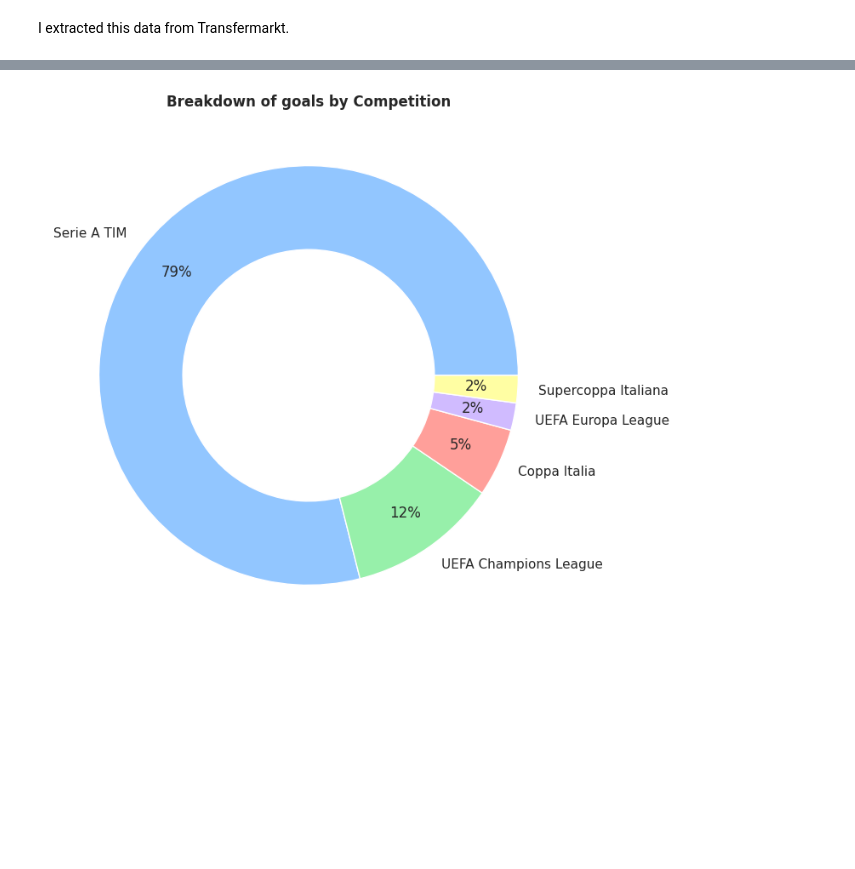
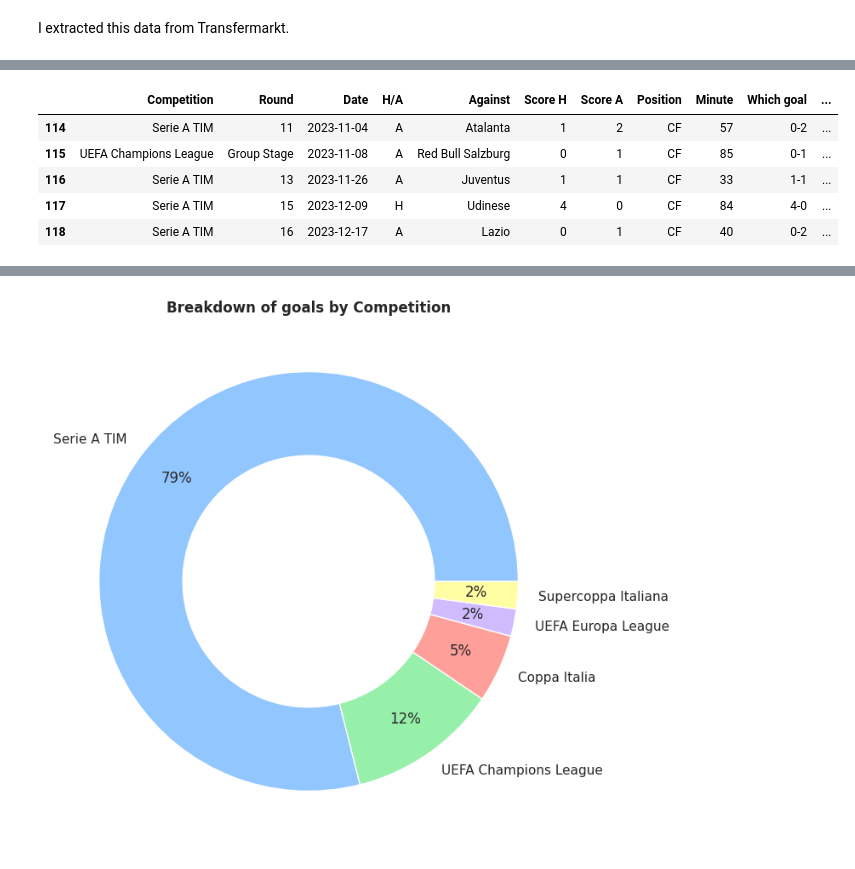
Before and after one commit to guilhermelaviola/GoalAnalysis, a Jupyter notebook: LautaroInterGoals.ipynb, the cells around one changed output, grey strips where cells are left out. Drawn from its saved outputs; the diff is of its cells as text; code cells hidden in the pictures; blank space fills up the shorter version.

```diff
--- a/LautaroInterGoals.ipynb
+++ b/LautaroInterGoals.ipynb
@@ -30 +30,11 @@ df.shape
+# %%
+# Displaying the last 10 rows:
+df.tail()
+# %% [output]
+|  | Competition | Round | Date | H/A | Against | Score H | Score A | Position | Minute | Which goal | ... |
+| 114 | Serie A TIM | 11 | 2023-11-04 | A | Atalanta | 1 | 2 | CF | 57 | 0-2 | ... |
+| 115 | UEFA Champions League | Group Stage | 2023-11-08 | A | Red Bull Salzburg | 0 | 1 | CF | 85 | 0-1 | ... |
+| 116 | Serie A TIM | 13 | 2023-11-26 | A | Juventus | 1 | 1 | CF | 33 | 1-1 | ... |
+| 117 | Serie A TIM | 15 | 2023-12-09 | H | Udinese | 4 | 0 | CF | 84 | 4-0 | ... |
+| 118 | Serie A TIM | 16 | 2023-12-17 | A | Lazio | 0 | 1 | CF | 40 | 0-2 | ... |
 # %% [markdown]
```
Also changed, not shown: parts of 8 cells of this notebook.
